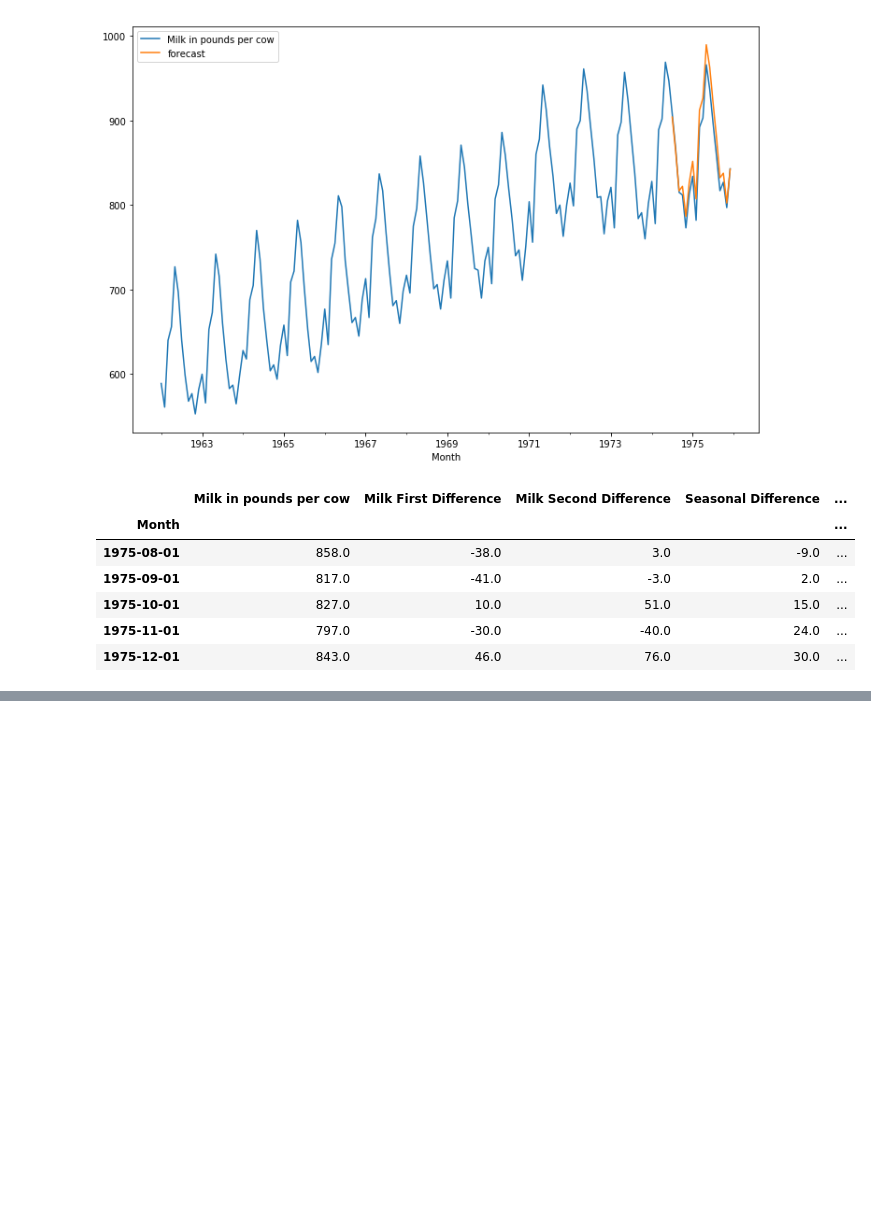
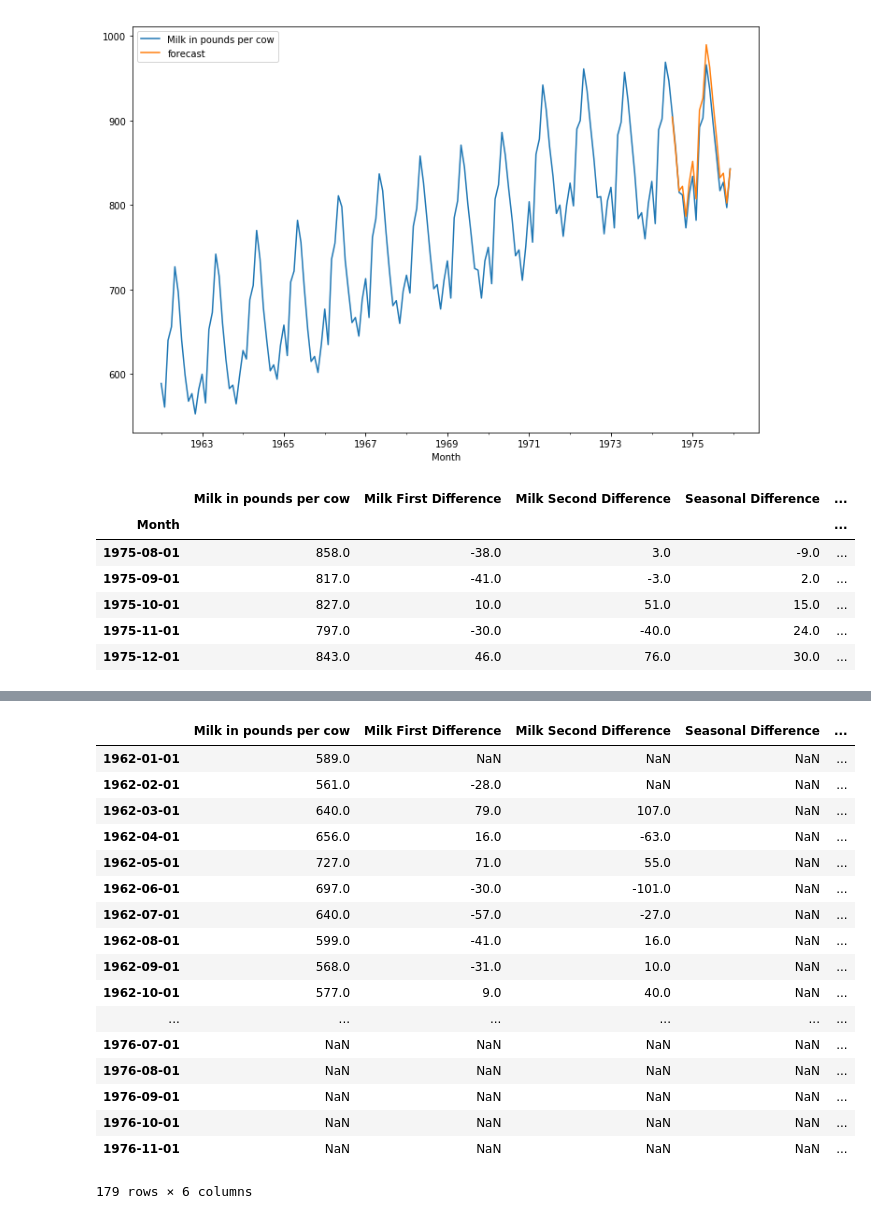
Before and after one commit to geceba/Residencia-ITM, a Jupyter notebook: ARIMA/ARIMA.ipynb, the cells around one changed output, grey strips where cells are left out. Cells and saved outputs as stored; diff of their text form; code cells hidden in the pictures; blank space fills up the shorter version.

```diff
--- a/ARIMA/ARIMA.ipynb
+++ b/ARIMA/ARIMA.ipynb
@@ -320,0 +337,21 @@ future_df[['Milk in pounds per cow', 'forecast']].plot(figsize=(12,8))
+# %%
+future_df
+# %% [output]
+|  | Milk in pounds per cow | Milk First Difference | Milk Second Difference | Seasonal Difference | ... |
+| 1962-01-01 | 589.0 | NaN | NaN | NaN | ... |
+| 1962-02-01 | 561.0 | -28.0 | NaN | NaN | ... |
+| 1962-03-01 | 640.0 | 79.0 | 107.0 | NaN | ... |
+| 1962-04-01 | 656.0 | 16.0 | -63.0 | NaN | ... |
+| 1962-05-01 | 727.0 | 71.0 | 55.0 | NaN | ... |
+| 1962-06-01 | 697.0 | -30.0 | -101.0 | NaN | ... |
+| 1962-07-01 | 640.0 | -57.0 | -27.0 | NaN | ... |
+| 1962-08-01 | 599.0 | -41.0 | 16.0 | NaN | ... |
+| 1962-09-01 | 568.0 | -31.0 | 10.0 | NaN | ... |
+| 1962-10-01 | 577.0 | 9.0 | 40.0 | NaN | ... |
+| ... | ... | ... | ... | ... | ... |
+| 1976-07-01 | NaN | NaN | NaN | NaN | ... |
+| 1976-08-01 | NaN | NaN | NaN | NaN | ... |
+| 1976-09-01 | NaN | NaN | NaN | NaN | ... |
+| 1976-10-01 | NaN | NaN | NaN | NaN | ... |
+| 1976-11-01 | NaN | NaN | NaN | NaN | ... |
+179 rows × 6 columns
```
Also changed, not shown: parts of 6 cells of this notebook, 2 other files.
